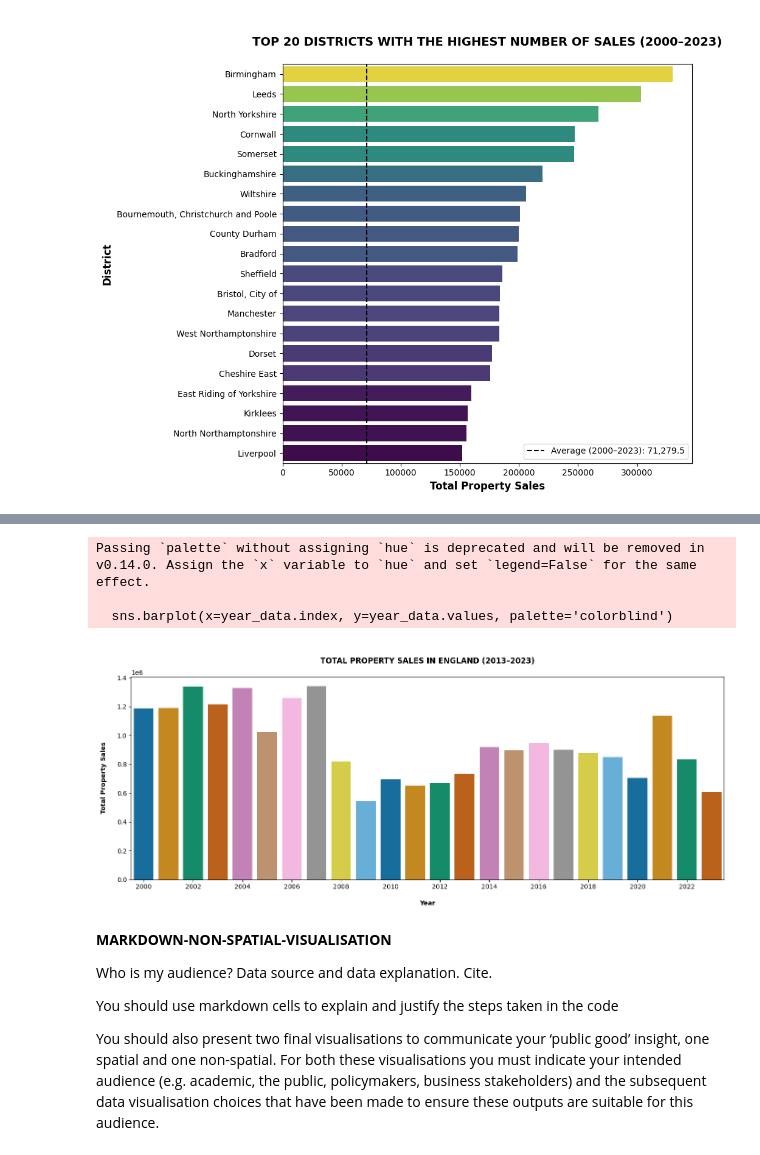
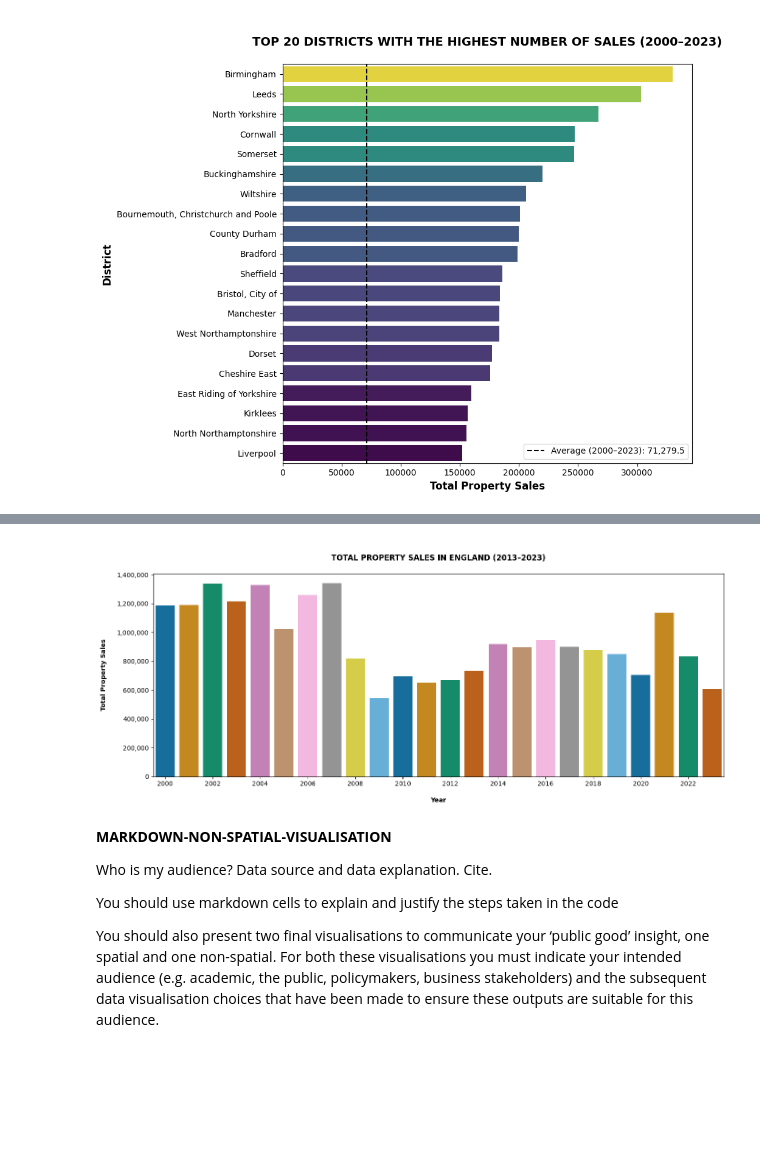
Before and after one commit to ClaudiaTurner/GEOG5990M, a Jupyter notebook: Final_Project_Python_GEOG5990M.ipynb, the cells around one changed output, grey strips where cells are left out. Saved outputs shown, nothing was run; the diff lists cells and outputs as text; code cells hidden in the pictures; blank space fills up the shorter version.

```diff
--- a/Final_Project_Python_GEOG5990M.ipynb
+++ b/Final_Project_Python_GEOG5990M.ipynb
@@ -349,10 +382,0 @@ Sales_England.tail()
-# %%
-# Shortly I want to identify the year of the highest number of sold houses in each district
-
-Sales_England['MOST_COMMON_YEARS']=Sales_England[['2000','2001', '2002', '2003', '2004', '2005', '2006', '2007',
-                                                  '2008', '2009', '2010', '2011','2012', '2013', '2014', '2015',
-                                                  '2016', '2017', '2018', '2019', '2020', '2021', '2022', '2023']].idxmax(axis=1)
-
-Sales_England.head(10)
-
-Sales_England['MOST_COMMON_YEARS'].value_counts()
@@ -372,39 +383,37 @@ dtype: int64
 # %%
-# COLOR BLIND
 
-# CHANGE Y TO REAL VALUES
-
-# 1. Extract the summary row labeled 'ENGLAND_TOTAL_YEAR' from the DISTRICT column
-# This row represents total annual property sales across all districts
+# 1. Extract the summary row for England total sales
 sum_row = Sales_England[Sales_England['DISTRICT'] == 'ENGLAND_TOTAL_SALES']
 
-# 2. Dynamically select only the columns that represent years (e.g., 2013 to 2023)
+# 2. Select only year columns (numeric)
 year_columns = [col for col in sum_row.columns if col.isnumeric()]
 
-# 3. Extract the yearly sales data and flatten it into a 1D array for plotting
+# 3. Extract and flatten the data
 year_data = sum_row[year_columns].squeeze()
 
-# 4. Create the bar chart
-plt.figure(figsize=(14, 6))  # Set plot dimensions (width x height)
+# 4. Plot
+plt.figure(figsize=(14, 6))
+sns.barplot(
+    x=year_data.index,
+    y=year_data.values,
+    hue=year_data.index,
+    palette='colorblind',
+    legend=False  # Prevent warning
+)
 
-# Use a color-blind-friendly palette ('colorblind') to improve accessibility
-sns.barplot(x=year_data.index, y=year_data.values, palette='colorblind')
+# 5. Format Y-axis with comma separator (e.g., 1,200,000)
+plt.gca().yaxis.set_major_formatter(FuncFormatter(lambda x, _: f'{int(x):,}'))
 
-# 5. Customize the X-axis to show every 2 years
-plt.xticks(ticks=np.arange(0, len(year_data), 2),
-           labels=year_data.index[::2])
+# 6. Customize X-axis ticks (every 2 years)
+plt.xticks(ticks=np.arange(0, len(year_data), 2), labels=year_data.index[::2])
 
-# 6. Add axis labels and a bold title
+# 7. Add axis labels and title
 plt.xlabel("\nYear", fontweight='bold')
 plt.ylabel("Total Property Sales\n", fontweight='bold')
 plt.title("\nTOTAL PROPERTY SALES IN ENGLAND (2013–2023)\n", fontweight='bold')
 
-
-# 7. Clean and render the plot
-plt.tight_layout()  # Adjust spacing to prevent overlap
+# 8. Finalize
+plt.tight_layout()
 plt.show()
 # %% [output]
-Passing `palette` without assigning `hue` is deprecated and will be removed in v0.14.0. Assign the `x` variable to `hue` and set `legend=False` for the same effect.
-
-  sns.barplot(x=year_data.index, y=year_data.values, palette='colorblind')
-[figure, old version]
+[figure, new version]
```
Also changed, not shown: parts of 12 cells of this notebook.
